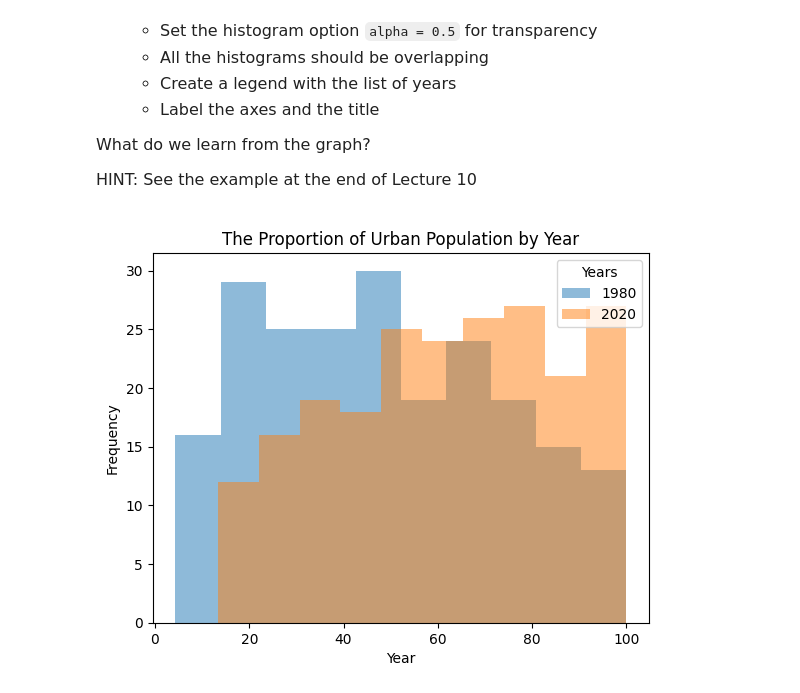
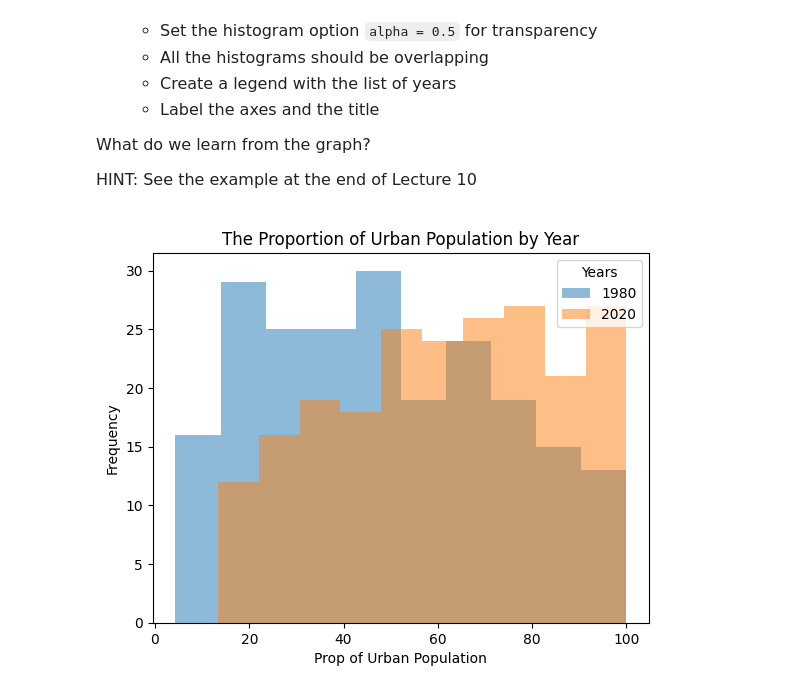
Before and after one commit to M-Roselinsky/emoryqtm151, a Jupyter notebook: HW6/Assignment 6/Assignment 6.ipynb, the cells around one changed output. Saved outputs shown, nothing was run; the diff lists cells and outputs as text; code cells hidden in the pictures.

```diff
--- a/HW6/Assignment 6/Assignment 6.ipynb
+++ b/HW6/Assignment 6/Assignment 6.ipynb
@@ -172,19 +173,19 @@ HINT: See the example at the end of Lecture 10
 # %%
 # Write your own code here
 
 wdiurban = pd.read_csv("data/wdi_urban.csv")
 
 list_year = pd.unique(wdiurban["year"])
 
 for year in list_year:
     df   = wdiurban.query("year == @year")
     plt.hist(x = df["prop_urbanpopulation"], alpha = 0.5)
 
-plt.xlabel("Year")
+plt.xlabel("Prop of Urban Population")
 plt.ylabel("Frequency")
 plt.legend(labels = list_year,
            title  = "Years")
 plt.title("The Proportion of Urban Population by Year")
 plt.show()
 # %% [output]
-[figure, old version]
+[figure, new version]
```
Also changed, not shown: parts of 3 cells of this notebook, 1 other file.
